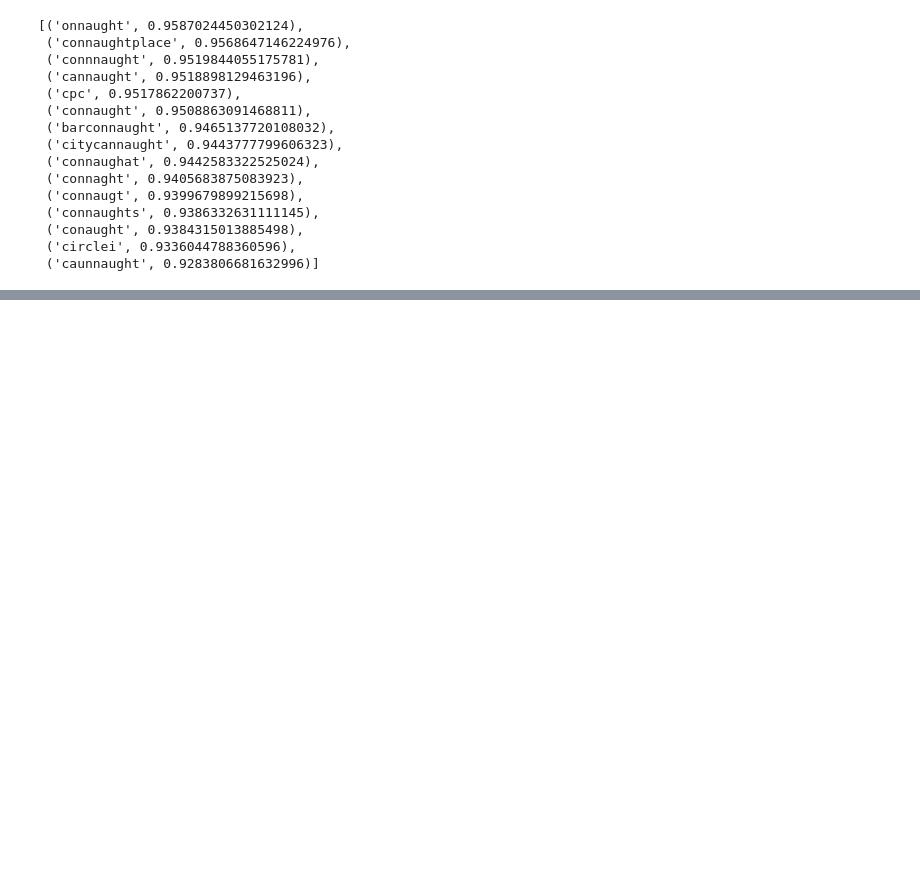
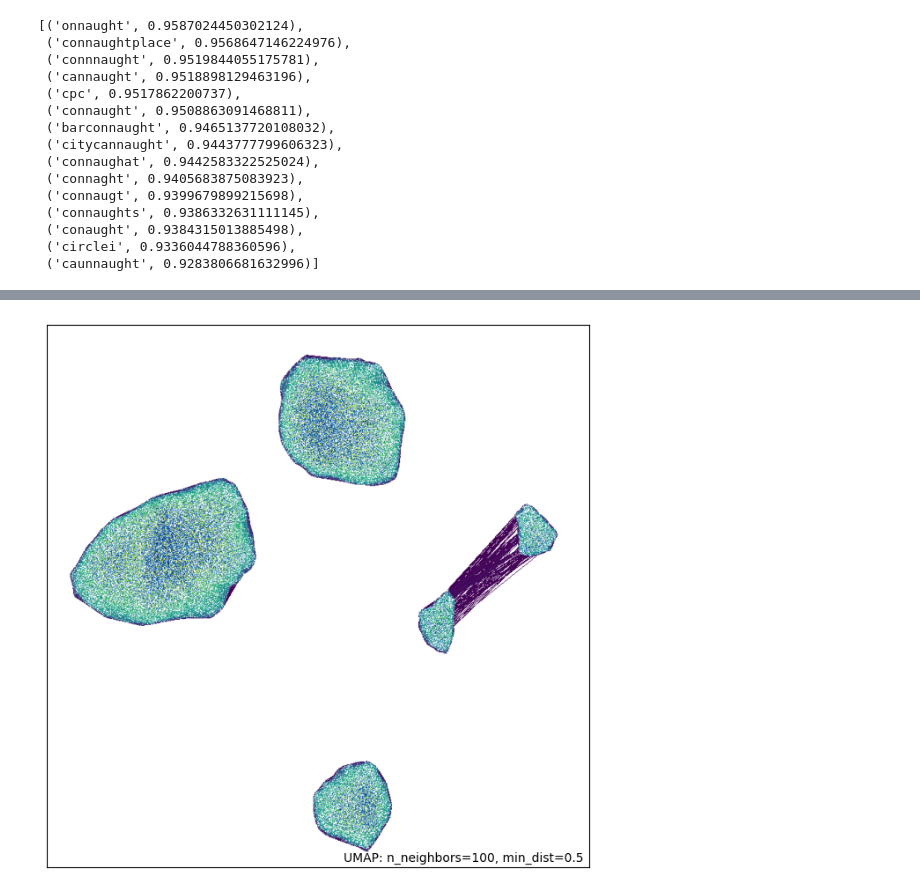
Before and after one commit to pkarthikeya1/Automated-Text-Clustering-and-Keyword-Extraction-for-Customer-Review-Insights, a Jupyter notebook: notebooks/03_data_transformation.ipynb, the cells around one changed output, grey strips where cells are left out. Drawn from its saved outputs; the diff is of its cells as text; code cells hidden in the pictures; blank space fills up the shorter version.

```diff
--- a/notebooks/03_data_transformation.ipynb
+++ b/notebooks/03_data_transformation.ipynb
@@ -363,0 +354,6 @@ numpy.ndarray
+# %%
+from umap import plot
+plot.connectivity(reducer, show_points=True, edge_cmap= 'viridis')
+plt.show()
+# %% [output]
+[figure, added]
```
Also changed, not shown: parts of 11 cells of this notebook, 5 other files.
